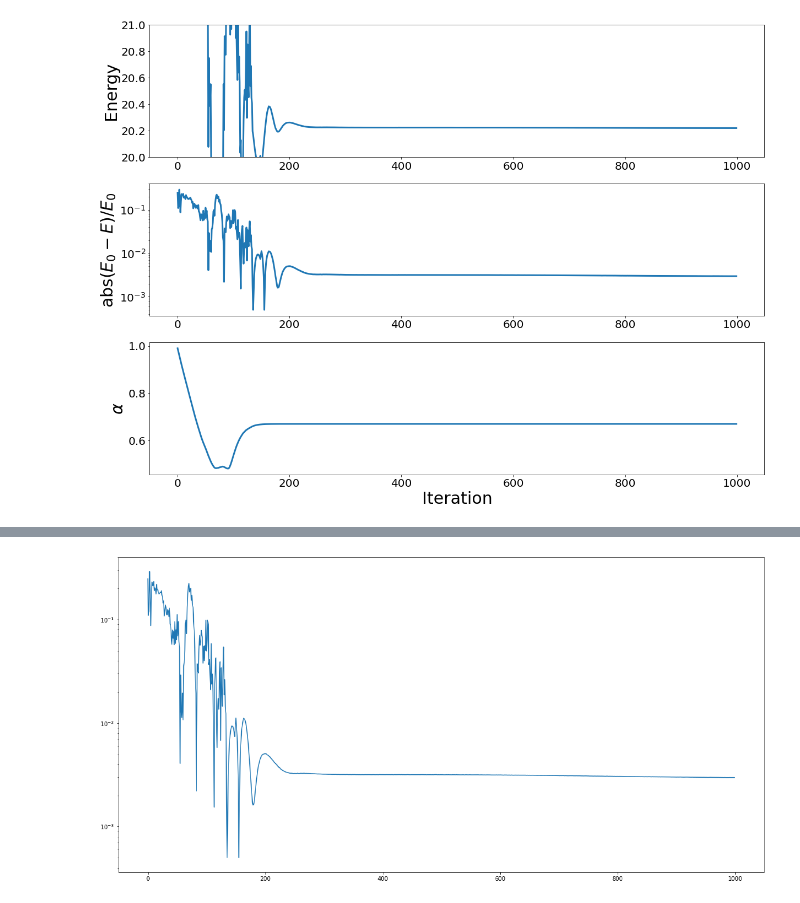
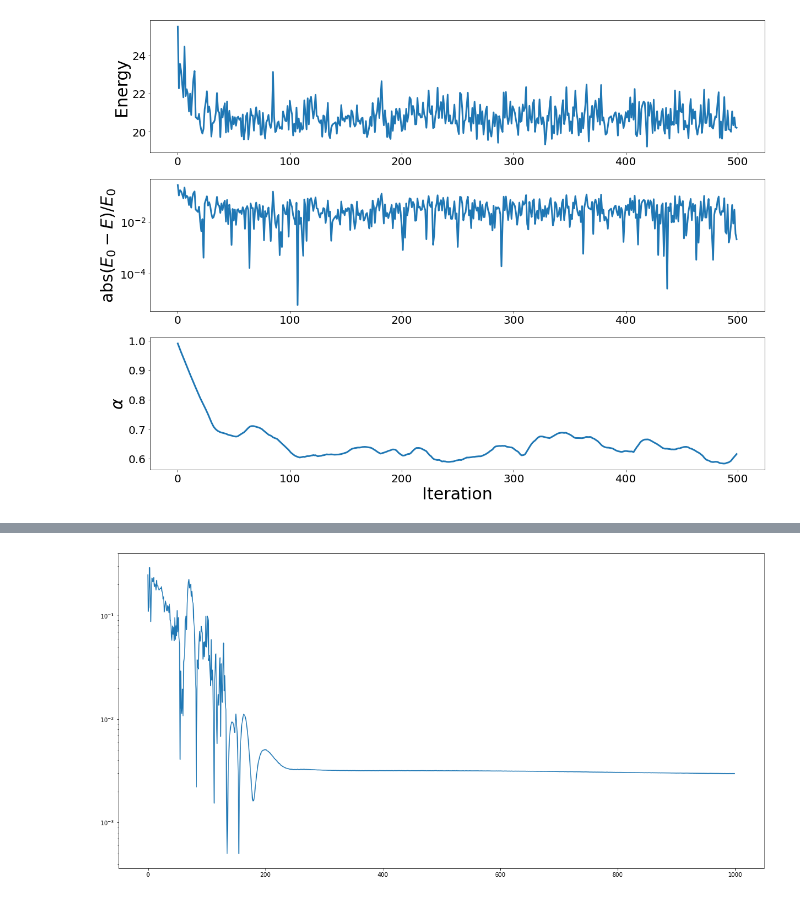
Before and after one commit to MartinKHovden/Thesis, a Jupyter notebook: VMC/src_V3/Simulations/Notebooks/QD62OptimSlaterNN.ipynb, the cells around one changed output, grey strips where cells are left out. Cells and saved outputs as stored; diff of their text form; code cells hidden in the pictures.

```diff
--- a/VMC/src_V3/Simulations/Notebooks/QD62OptimSlaterNN.ipynb
+++ b/VMC/src_V3/Simulations/Notebooks/QD62OptimSlaterNN.ipynb
@@ -2,8 +2,8 @@
 import numpy as np
 import matplotlib.pyplot as plt
 
-x = np.loadtxt("../../testVMC.txt")
-y = np.loadtxt("../../testVP.txt")
+x = np.loadtxt("../../testVMC3.txt")
+y = np.loadtxt("../../testVP3.txt")
 # %%
 import matplotlib.pyplot as plt
 # lr0_1 = np.loadtxt("../Data/quantumDot/VMC/Interacting/wf_slater_gaussian_nn_sysInfo_is_stepLength_0.1_numMCSteps_1000_optimizer_adam_learningRate_0.1_numOptimSteps_5000_numDims_2_numParticles_2_elementinfo_slater_none_gaussian_none_nn_numhidden1_20_numhidden2_20_activationFunction_sigmoid_.txt")
@@ -17,32 +17,32 @@ fig,ax = plt.subplots(3,1, figsize=(20,15))
 # plt.plot(lr0_001, linewidth=3)
 # plt.plot(lr0_01, linewidth=3)
 ax[0].plot([e for e in np.mean((x.reshape(-1, 1)), axis=1)], linewidth=3)
 # ax[0].plot([e for e in np.mean((lr0_01.reshape(-1, 10)), axis=1)], linewidth=3)
 # ax[0].plot([e for e in np.mean((lr0_001.reshape(-1, 10)), axis=1)], linewidth=3)
-ax[0].set_ylim(20., 21.0)
+# ax[0].set_ylim(20., 22.0)
 
 # ax[0].legend(["lr = 0.1", "lr=0.01", "lr=0.001"], fontsize=25)
 ax[0].set_ylabel("Energy", fontsize=30)
 ax[0].tick_params(labelsize=20)
 
 ax[1].plot([abs(20.16 - e)/20.16 for e in np.mean((x.reshape(-1, 1)), axis=1)], linewidth=3)
 # ax[1].plot([abs(3.0 - e)/3 for e in np.mean((lr0_01.reshape(-1, 10)), axis=1)], linewidth=3)
 # ax[1].plot([abs(3.0 - e)/3 for e in np.mean((lr0_001.reshape(-1, 10)), axis=1)], linewidth=3)
 
 
 # ax[1].legend(["lr = 0.01"], fontsize=25)
 # ax[1].set_xlabel("Iteration", fontsize=30)
 ax[1].set_ylabel(r"abs$(E_0 - E)/E_0$", fontsize=30)
 ax[1].set_yscale('log')
 ax[1].tick_params(labelsize=20)
 
 ax[2].plot([e for e in np.mean((y.reshape(-1, 1)), axis=1)], linewidth=3)
 # ax[2].legend(["lr = 0.1"], fontsize=25)
 ax[2].set_xlabel("Iteration", fontsize=30)
 ax[2].set_ylabel(r"$\alpha$", fontsize=30)
 # ax[2].set_yscale('log')
 ax[2].tick_params(labelsize=20)
 # plt.show()
 # plt.savefig("../Plots/QDInteracting22SlaterNNOptimADAM.png")
 # %% [output]
-[figure, old version]
+[figure, new version]
```
Also changed, not shown: parts of 4 cells of this notebook, 17 other files.
